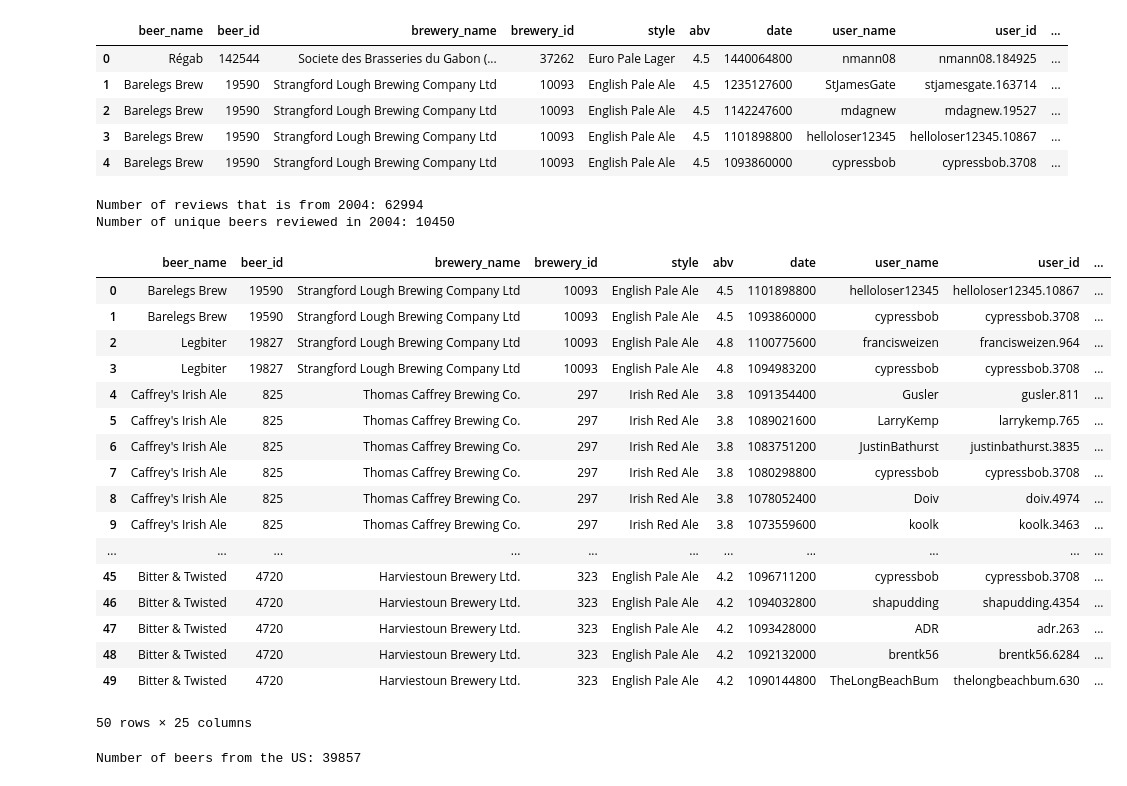
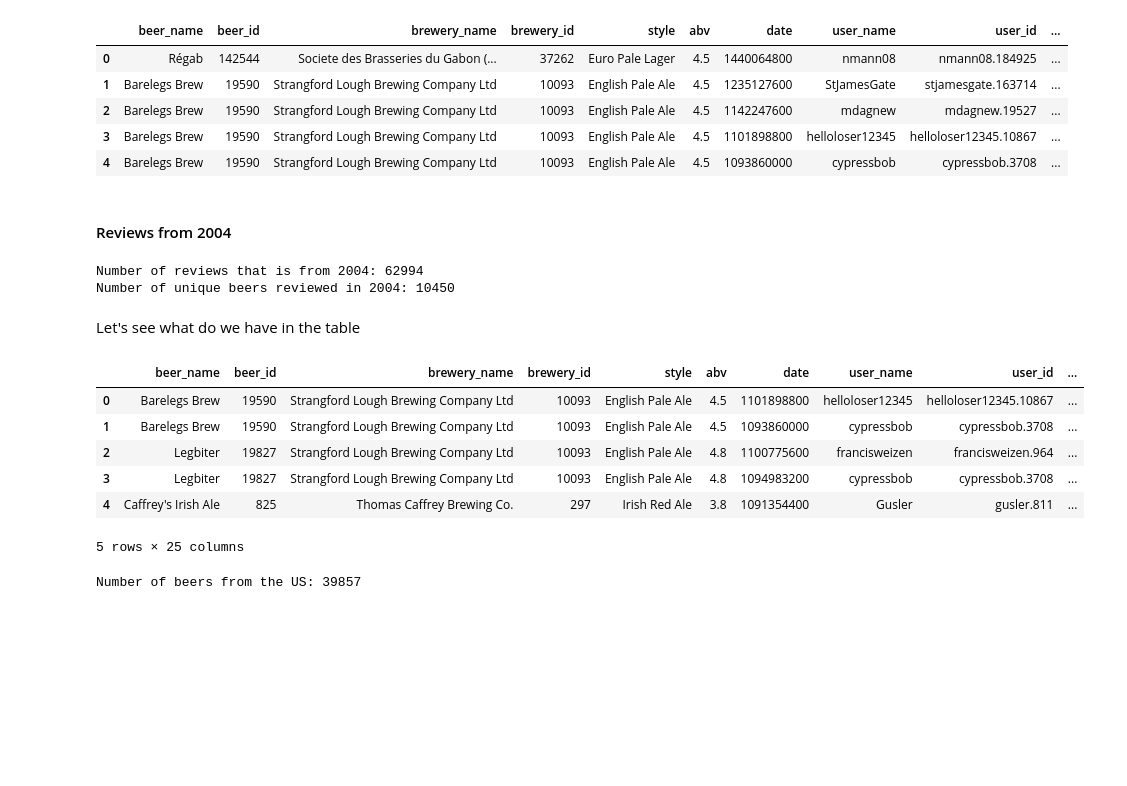
Before and after one commit to epfl-ada/ada-2024-project-adavengers, a Jupyter notebook: ADA_dataset.ipynb, the cells around one changed output. Cells and saved outputs as stored; diff of their text form; code cells hidden in the pictures; blank space fills up the shorter version.

```diff
--- a/ADA_dataset.ipynb
+++ b/ADA_dataset.ipynb
@@ -50,0 +10,2 @@ ratings_with_text_rb.txt.gz
+# %%
+extracted_path_ba = 'data/BeerAdvocate'
@@ -61,3 +56,4 @@ beers_advocate.head(5)
 # %%
 # Information about breweries - name is linked to the location, which we need!
-breweries_advocate = pd.read_csv('/content/BeerReviews/BeerAdvocate/breweries.csv')
+breweries_advocate = pd.read_csv(extracted_path_ba+"/breweries.csv")
+breweries_advocate.head()
@@ -101,5 +113,5 @@ plt.tight_layout()
 # %%
-users_beer_advocate = pd.read_csv('/content/BeerReviews/BeerAdvocate/users.csv')
+users_beer_advocate = pd.read_csv(extracted_path_ba+"/users.csv")
 users_beer_advocate['joined'] = pd.to_datetime(users_beer_advocate['joined'], unit='ms')
 #users_beer_advocate.head(10)
 print("We have information about", len(users_beer_advocate), "users")
@@ -139,7 +158,7 @@ plt.tight_layout()
 data = []
 
 # Read the entire file as a string
-with open('/content/BeerReviews/BeerAdvocate/reviewes_beer_adv.txt', 'r') as file:
+with open('data/BeerAdvocate/reviewes_beer_adv.txt', 'r') as file:
     content = file.read()
 
 # Split the content by double newlines to get individual rows
@@ -269,4 +291,6 @@ review_df.head(5)
 | 2 | Barelegs Brew | 19590 | Strangford Lough Brewing Company Ltd | 10093 | English Pale Ale | 4.5 | 1142247600 | mdagnew | mdagnew.19527 | ... |
 | 3 | Barelegs Brew | 19590 | Strangford Lough Brewing Company Ltd | 10093 | English Pale Ale | 4.5 | 1101898800 | helloloser12345 | helloloser12345.10867 | ... |
 | 4 | Barelegs Brew | 19590 | Strangford Lough Brewing Company Ltd | 10093 | English Pale Ale | 4.5 | 1093860000 | cypressbob | cypressbob.3708 | ... |
+# %% [markdown]
+#### Reviews from 2004
 # %%
@@ -293,25 +317,16 @@ rbr_2004 = pd.merge(rb_2004, users_beer_advocate, left_on='user_id', right_on='u
 # Additionally, drop user_name_y
 rbr_2004.rename(columns={'location_x': 'brewery_location', 'location_y': 'user_location', 'user_name_x' : 'user_name'}, inplace=True)
 rbr_2004.drop('user_name_y', axis=1, inplace=True)
+# %% [markdown]
+Let's see what do we have in the table
 # %%
-rbr_2004.head(50)
+rbr_2004.head()
 # %% [output]
 |  | beer_name | beer_id | brewery_name | brewery_id | style | abv | date | user_name | user_id | ... |
 | 0 | Barelegs Brew | 19590 | Strangford Lough Brewing Company Ltd | 10093 | English Pale Ale | 4.5 | 1101898800 | helloloser12345 | helloloser12345.10867 | ... |
 | 1 | Barelegs Brew | 19590 | Strangford Lough Brewing Company Ltd | 10093 | English Pale Ale | 4.5 | 1093860000 | cypressbob | cypressbob.3708 | ... |
 | 2 | Legbiter | 19827 | Strangford Lough Brewing Company Ltd | 10093 | English Pale Ale | 4.8 | 1100775600 | francisweizen | francisweizen.964 | ... |
 | 3 | Legbiter | 19827 | Strangford Lough Brewing Company Ltd | 10093 | English Pale Ale | 4.8 | 1094983200 | cypressbob | cypressbob.3708 | ... |
 | 4 | Caffrey's Irish Ale | 825 | Thomas Caffrey Brewing Co. | 297 | Irish Red Ale | 3.8 | 1091354400 | Gusler | gusler.811 | ... |
-| 5 | Caffrey's Irish Ale | 825 | Thomas Caffrey Brewing Co. | 297 | Irish Red Ale | 3.8 | 1089021600 | LarryKemp | larrykemp.765 | ... |
-| 6 | Caffrey's Irish Ale | 825 | Thomas Caffrey Brewing Co. | 297 | Irish Red Ale | 3.8 | 1083751200 | JustinBathurst | justinbathurst.3835 | ... |
-| 7 | Caffrey's Irish Ale | 825 | Thomas Caffrey Brewing Co. | 297 | Irish Red Ale | 3.8 | 1080298800 | cypressbob | cypressbob.3708 | ... |
-| 8 | Caffrey's Irish Ale | 825 | Thomas Caffrey Brewing Co. | 297 | Irish Red Ale | 3.8 | 1078052400 | Doiv | doiv.4974 | ... |
-| 9 | Caffrey's Irish Ale | 825 | Thomas Caffrey Brewing Co. | 297 | Irish Red Ale | 3.8 | 1073559600 | koolk | koolk.3463 | ... |
-| ... | ... | ... | ... | ... | ... | ... | ... | ... | ... | ... |
-| 45 | Bitter & Twisted | 4720 | Harviestoun Brewery Ltd. | 323 | English Pale Ale | 4.2 | 1096711200 | cypressbob | cypressbob.3708 | ... |
-| 46 | Bitter & Twisted | 4720 | Harviestoun Brewery Ltd. | 323 | English Pale Ale | 4.2 | 1094032800 | shapudding | shapudding.4354 | ... |
-| 47 | Bitter & Twisted | 4720 | Harviestoun Brewery Ltd. | 323 | English Pale Ale | 4.2 | 1093428000 | ADR | adr.263 | ... |
-| 48 | Bitter & Twisted | 4720 | Harviestoun Brewery Ltd. | 323 | English Pale Ale | 4.2 | 1092132000 | brentk56 | brentk56.6284 | ... |
-| 49 | Bitter & Twisted | 4720 | Harviestoun Brewery Ltd. | 323 | English Pale Ale | 4.2 | 1090144800 | TheLongBeachBum | thelongbeachbum.630 | ... |
-50 rows × 25 columns
+5 rows × 25 columns
 # %%
```
Also changed, not shown: parts of 41 cells of this notebook.
